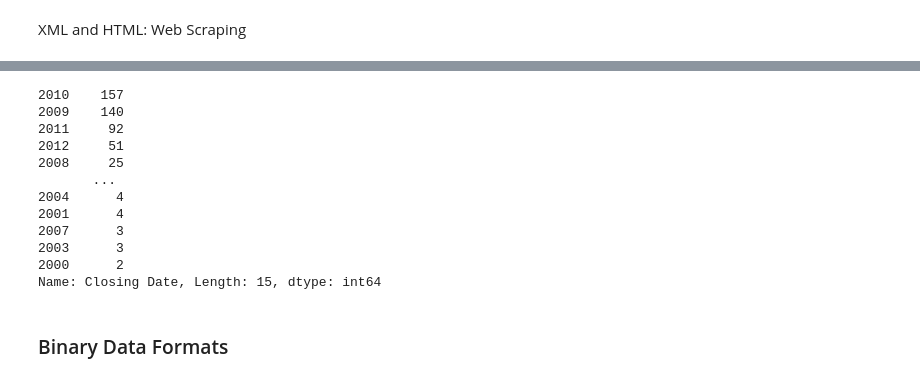
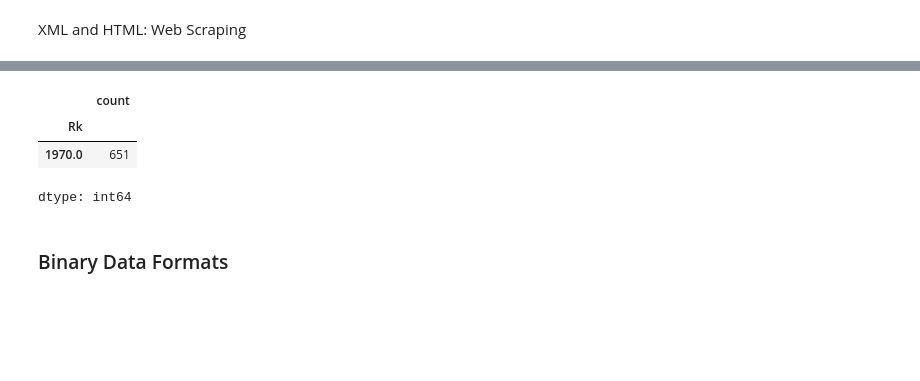
Before and after one commit to flaviarbatista/Assignments, a Jupyter notebook: Lab_3.ipynb, the cells around one changed output, grey strips where cells are left out. Cells and saved outputs as stored; diff of their text form; code cells hidden in the pictures; blank space fills up the shorter version.

```diff
--- a/Lab_3.ipynb
+++ b/Lab_3.ipynb
@@ -990,20 +940,12 @@ failures.head()
-# %%
-close_timestamps = pd.to_datetime(failures['Closing Date'])
-close_timestamps.dt.year.value_counts()
-#close_timestamps
-# %% [output]
-2010    157
-2009    140
-2011     92
-2012     51
-2008     25
-       ...
-2004      4
-2001      4
-2007      3
-2003      3
-2000      2
-Name: Closing Date, Length: 15, dtype: int64
+# %%
+close_timestamps = pd.to_datetime(BB_data[0]['Rk']) # Assuming 'Rk' is a column with date-like values in the first DataFrame of BB_data
+close_timestamps.dt.year.value_counts()
+#close_timestamps
+# %% [output]
+|  | count |
+| Rk |  |
+| 1970.0 | 651 |
+dtype: int64
 # %% [markdown]
 ### Binary Data Formats
 # %%
```
Also changed, not shown: parts of 50 cells of this notebook.
